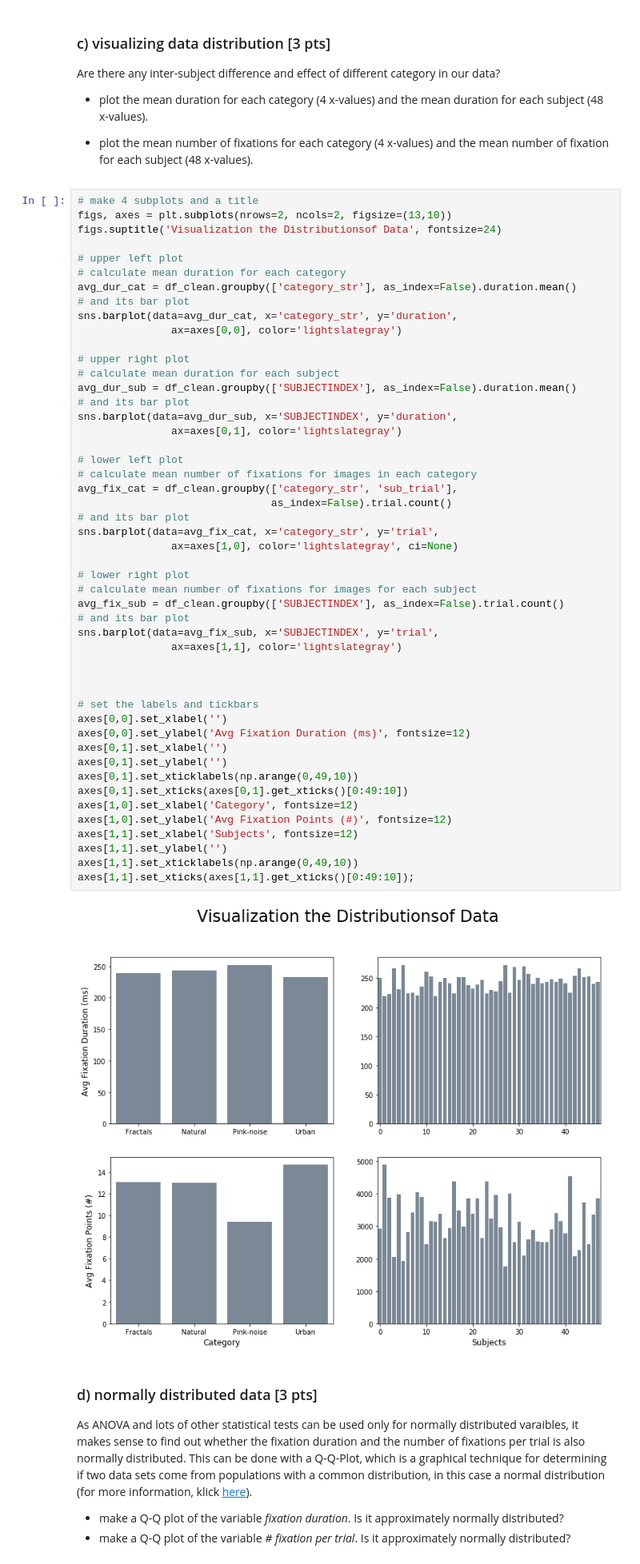
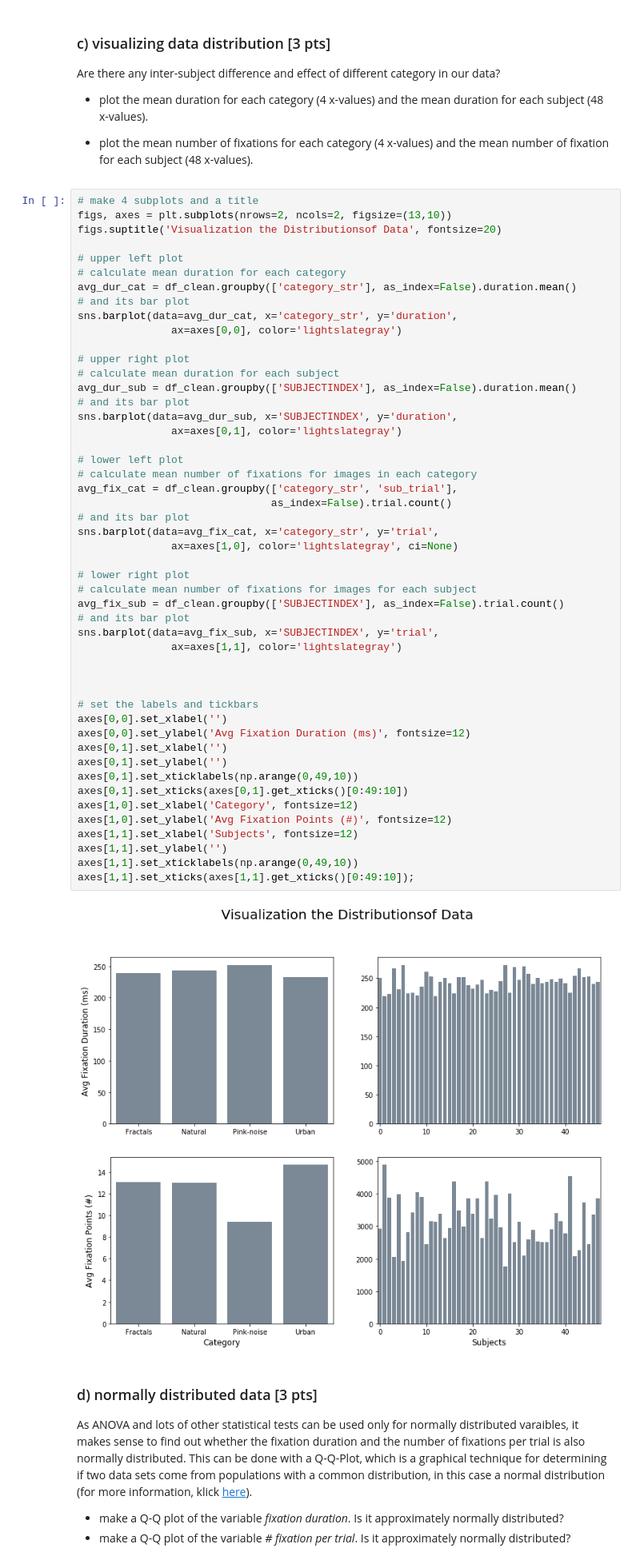
Before and after one commit to NBP-ACC/week-7-acc_01, a Jupyter notebook: Sheet05.ipynb, the cells around one changed output. Shown: that part at 80% size. Cells and saved outputs as stored; diff of their text form.

```diff
--- a/Sheet05.ipynb
+++ b/Sheet05.ipynb
@@ -175,7 +176,7 @@ Are there any inter-subject difference and effect of different category in our d
 # %%
 # make 4 subplots and a title
 figs, axes = plt.subplots(nrows=2, ncols=2, figsize=(13,10))
-figs.suptitle('Visualization the Distributionsof Data', fontsize=24)
+figs.suptitle('Visualization the Distributionsof Data', fontsize=20)
 
 # upper left plot
 # calculate mean duration for each category
@@ -195,34 +196,34 @@ sns.barplot(data=avg_dur_sub, x='SUBJECTINDEX', y='duration',
 # calculate mean number of fixations for images in each category
 avg_fix_cat = df_clean.groupby(['category_str', 'sub_trial'],
                                as_index=False).trial.count()
 # and its bar plot
 sns.barplot(data=avg_fix_cat, x='category_str', y='trial',
                ax=axes[1,0], color='lightslategray', ci=None)
 
 # lower right plot
 # calculate mean number of fixations for images for each subject
 avg_fix_sub = df_clean.groupby(['SUBJECTINDEX'], as_index=False).trial.count()
 # and its bar plot
 sns.barplot(data=avg_fix_sub, x='SUBJECTINDEX', y='trial',
                ax=axes[1,1], color='lightslategray')
 
 
 
 # set the labels and tickbars
 axes[0,0].set_xlabel('')
 axes[0,0].set_ylabel('Avg Fixation Duration (ms)', fontsize=12)
 axes[0,1].set_xlabel('')
 axes[0,1].set_ylabel('')
 axes[0,1].set_xticklabels(np.arange(0,49,10))
 axes[0,1].set_xticks(axes[0,1].get_xticks()[0:49:10])
 axes[1,0].set_xlabel('Category', fontsize=12)
 axes[1,0].set_ylabel('Avg Fixation Points (#)', fontsize=12)
 axes[1,1].set_xlabel('Subjects', fontsize=12)
 axes[1,1].set_ylabel('')
 axes[1,1].set_xticklabels(np.arange(0,49,10))
 axes[1,1].set_xticks(axes[1,1].get_xticks()[0:49:10]);
 # %% [output]
-[figure, old version]
+[figure, new version]
 # %% [markdown]
 ### d) normally distributed data [3 pts]
 As ANOVA and lots of other statistical tests can be used only for normally distributed varaibles, it makes sense to find out whether the fixation duration and the number of fixations per trial is also normally distributed. This can be done with a Q-Q-Plot, which  is a graphical technique for determining if two data sets come from populations with a common distribution, in this case a normal distribution (for more information, klick [here](https://www.itl.nist.gov/div898/handbook/eda/section3/eda33o.htm)).
```
Also changed, not shown: parts of 2 cells of this notebook.
